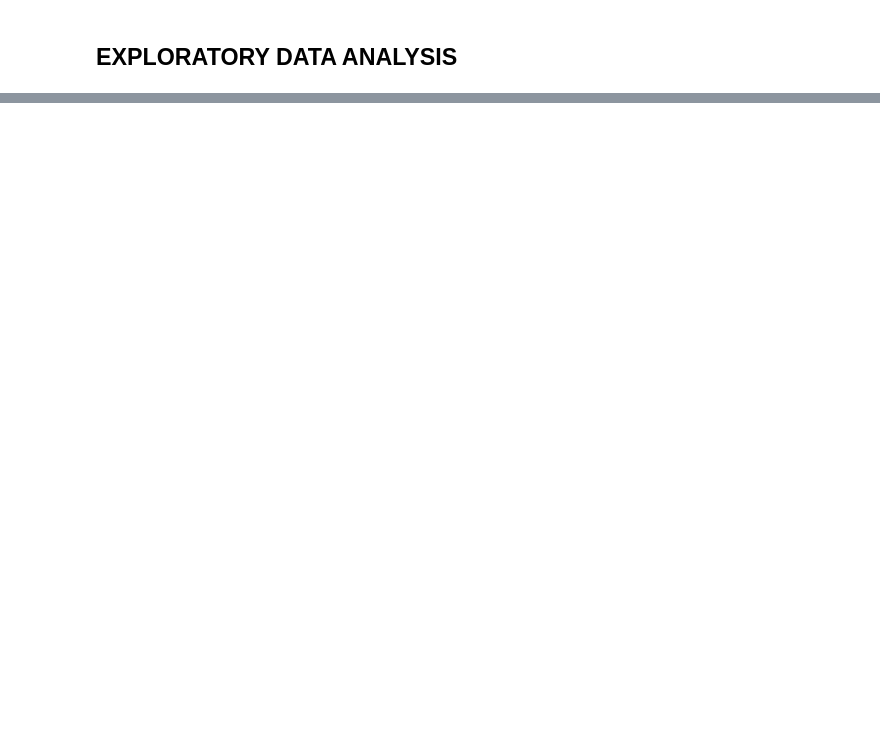
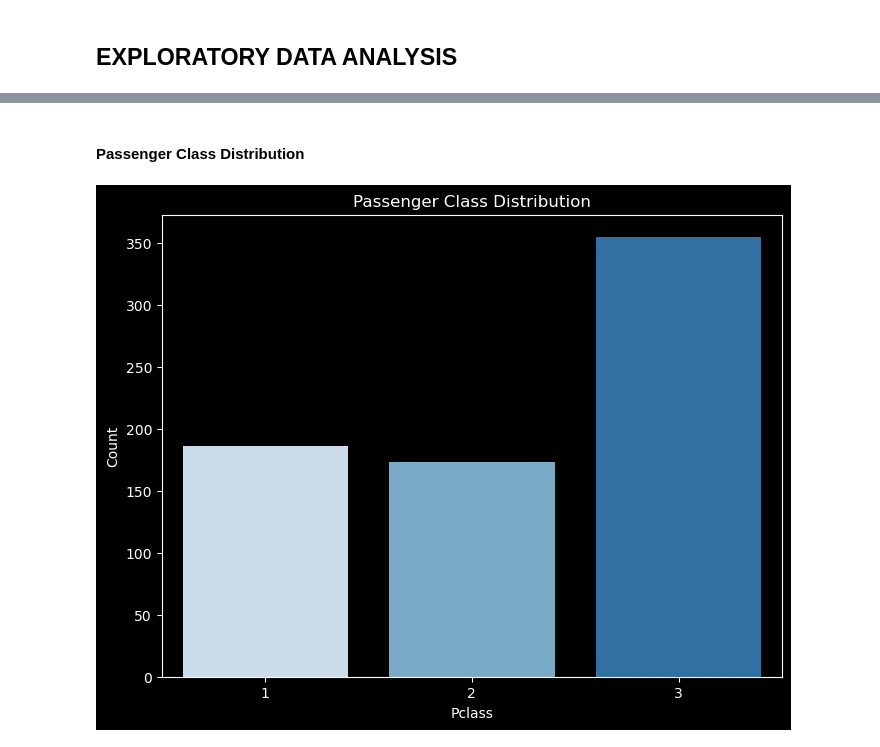
Before and after one commit to marwa9975/Titanic_Exploratory_Data_Analysis, a Jupyter notebook: notebook.ipynb, the cells around one changed output, grey strips where cells are left out. Saved outputs shown, nothing was run; the diff lists cells and outputs as text; code cells hidden in the pictures; blank space fills up the shorter version.

```diff
--- a/notebook.ipynb
+++ b/notebook.ipynb
@@ -254,0 +317,12 @@ plot_outliers_before_and_after(df, numerical_columns)
+# %% [markdown]
+#### Passenger Class Distribution
+# %%
+# Bar plot for Pclass
+plt.figure(figsize=(8, 6))
+sns.countplot(data=df, x='Pclass', palette='Blues')
+plt.xlabel('Pclass')
+plt.ylabel('Count')
+plt.title('Passenger Class Distribution')
+plt.show()
+# %% [output]
+[figure, added]
```
Also changed, not shown: parts of 30 cells of this notebook, 1 other file.
